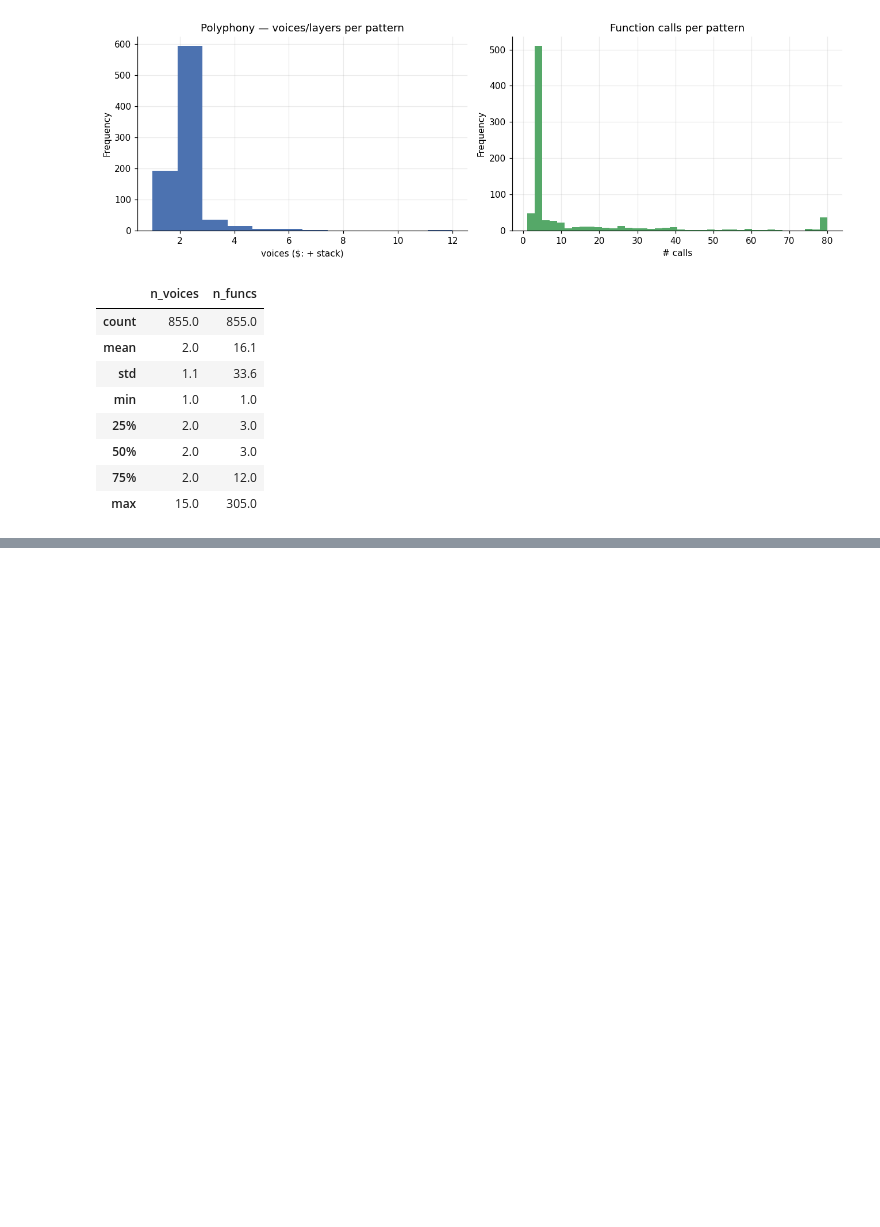
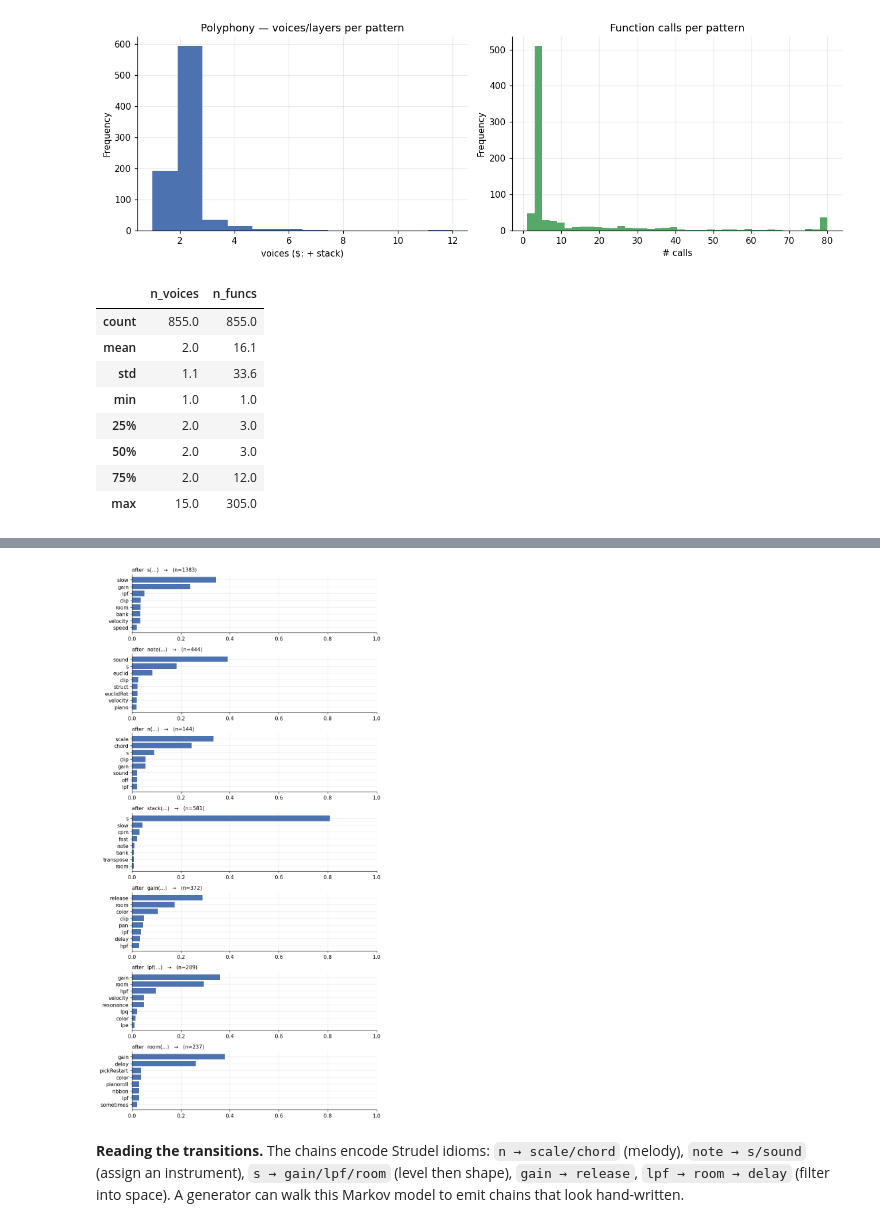
Before and after one commit to henrik253/Restrudel, a Jupyter notebook: notebooks/01_corpus_analysis.ipynb, the cells around one changed output, grey strips where cells are left out. Drawn from its saved outputs; the diff is of its cells as text; code cells hidden in the pictures; blank space fills up the shorter version.

```diff
--- a/notebooks/01_corpus_analysis.ipynb
+++ b/notebooks/01_corpus_analysis.ipynb
@@ -441,0 +556,25 @@ patterns[["n_voices","n_funcs"]].describe().round(1)
+# %%
+def successors(head, k=8):
+    succ = collections.Counter()
+    for ch in all_chains:
+        for a, b in zip(ch, ch[1:]):
+            if a == head: succ[b] += 1
+    tot = sum(succ.values()) or 1
+    return [(b, n, n / tot) for b, n in succ.most_common(k)], tot
+
+heads = [h for h in ["s", "note", "n", "stack", "gain", "lpf", "room"]
+         if (funcs.function == h).any()]
+fig, axes = plt.subplots(len(heads), 1, figsize=(8, 2.2 * len(heads)))
+for ax, h in zip(np.atleast_1d(axes), heads):
+    rows, tot = successors(h); rows = rows[::-1]
+    ax.barh([r[0] for r in rows], [r[2] for r in rows], color=PALETTE[0])
+    ax.set_title(f"after  {h}(...)   →   (n={tot})", fontsize=10, loc="left")
+    ax.set_xlim(0, 1)
+plt.tight_layout(); plt.savefig(OUT / "top_successors.png"); plt.show()
+# %% [output]
+[figure, added]
+# %% [markdown]
+**Reading the transitions.** The chains encode Strudel idioms: `n → scale/chord`
+(melody), `note → s/sound` (assign an instrument), `s → gain/lpf/room` (level then
+shape), `gain → release`, `lpf → room → delay` (filter into space). A generator can
+walk this Markov model to emit chains that look hand-written.
```
Also changed, not shown: parts of 8 cells of this notebook, 10 other files.
